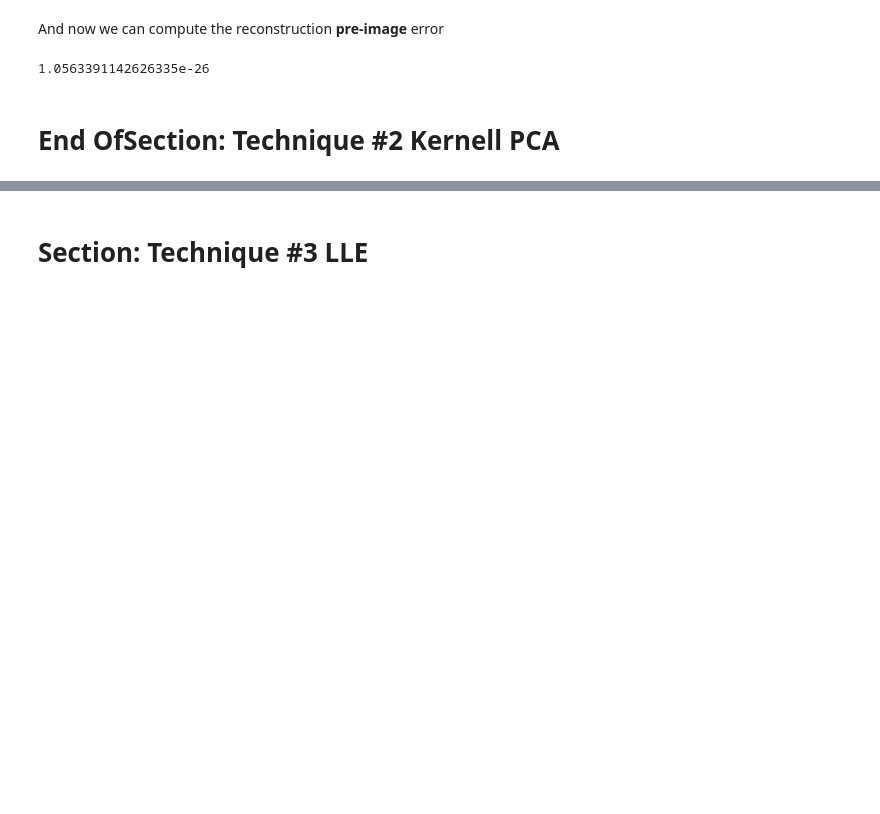
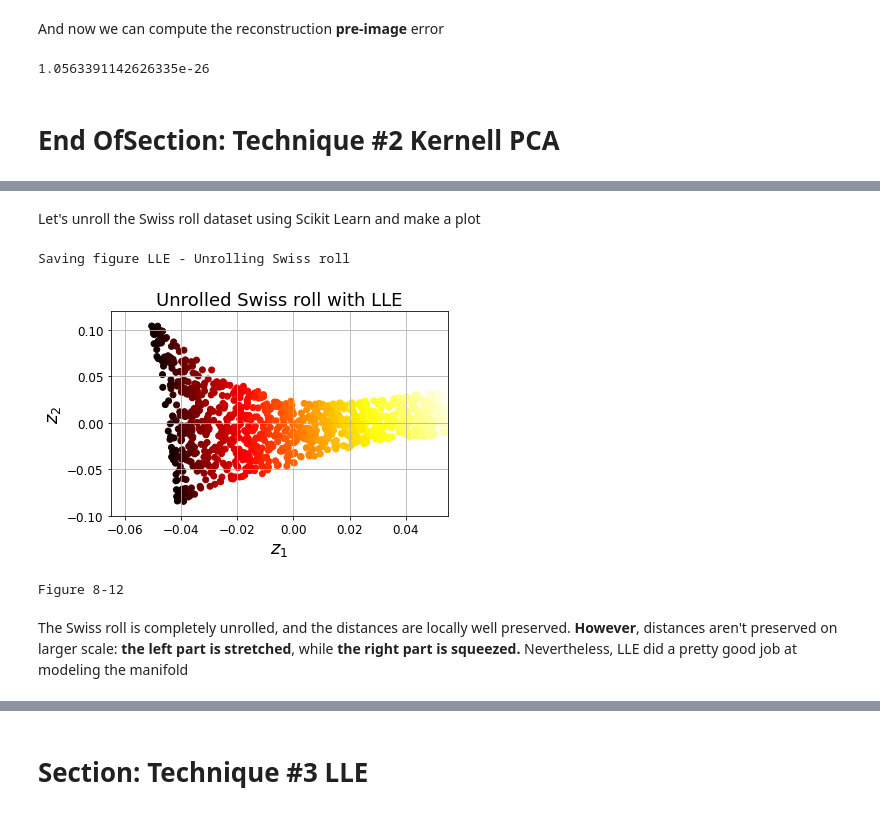
Before and after one commit to MarkJasonE/DimensionalityReduction, a Jupyter notebook: DimensionalityReduction.ipynb, the cells around one changed output, grey strips where cells are left out. Drawn from its saved outputs; the diff is of its cells as text; code cells hidden in the pictures; blank space fills up the shorter version.

```diff
--- a/DimensionalityReduction.ipynb
+++ b/DimensionalityReduction.ipynb
@@ -1003,0 +1015,25 @@ mean_squared_error(X, X_preimage)
+# %% [markdown]
+Let's unroll the Swiss roll dataset using Scikit Learn and make a plot
+# %%
+X, t = make_swiss_roll(n_samples=1000, noise=0.2, random_state=41)
+
+
+lle = LocallyLinearEmbedding(n_components=2, n_neighbors=10, random_state=42)
+X_reduced = lle.fit_transform(X)
+# %%
+plt.scatter(X_reduced[:, 0], X_reduced[:, 1], c=t, cmap=plt.cm.hot)
+plt.title("Unrolled Swiss roll with LLE", fontsize=18)
+plt.xlabel("$z_1$", fontsize=18)
+plt.ylabel("$z_2$", fontsize=18)
+plt.axis([-0.065, 0.055, -0.1, 0.12])
+plt.grid(True)
+
+save_fig("LLE - Unrolling Swiss roll")
+plt.show()
+print("Figure 8-12")
+# %% [output]
+Saving figure LLE - Unrolling Swiss roll
+[figure, added]
+Figure 8-12
+# %% [markdown]
+The Swiss roll is completely unrolled, and the distances are locally well preserved. **However**, distances aren't preserved on larger scale: **the left part is stretched**, while **the right part is squeezed.** Nevertheless, LLE did a pretty good job at modeling the manifold
```
Also changed, not shown: parts of 19 cells of this notebook, 4 other files.
